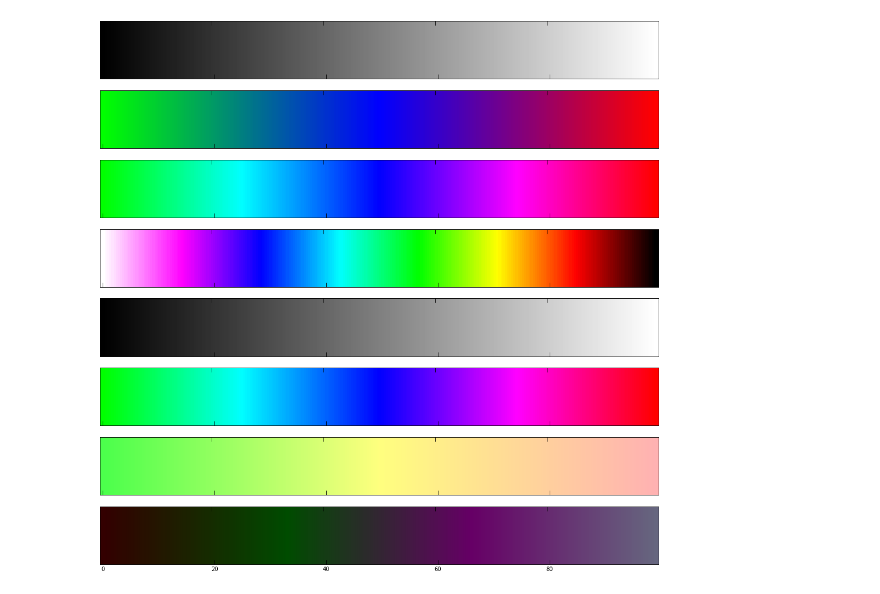
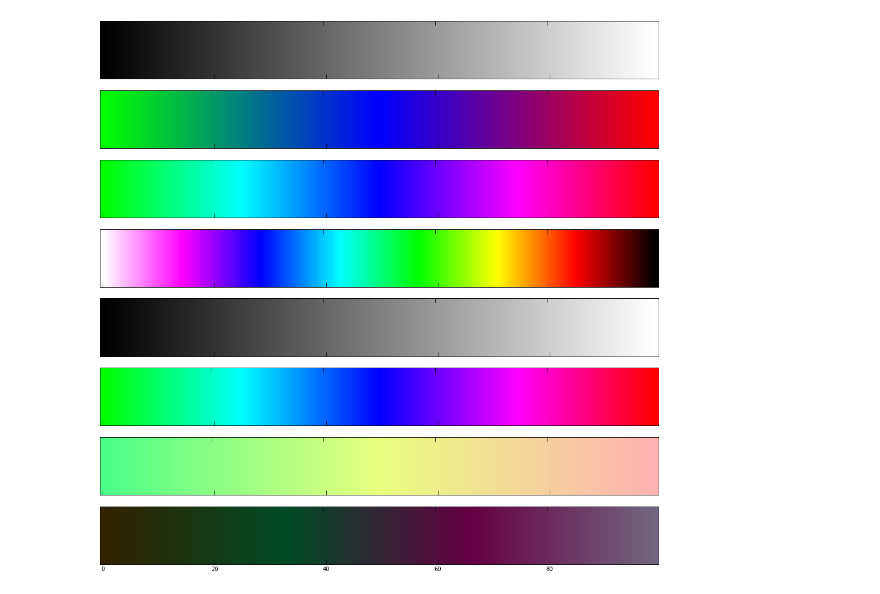
Before and after one commit to JonothorDarry/Smieci_na_KCK, a Jupyter notebook: kolorowe_smieci.ipynb, the cells around one changed output. Cells and saved outputs as stored; diff of their text form; code cells hidden in the pictures.

```diff
--- a/kolorowe_smieci.ipynb
+++ b/kolorowe_smieci.ipynb
@@ -22,7 +24,7 @@ def list_to_dict(lees):
 
 def hsv2rgb(h, s, v):
     c=s*v
-    x=c*(1-abs((h//60)%2-1))
+    x=c*(1-abs((h/60)%2-1))
     m=v-c
 
     if (h<60):
@@ -64,31 +66,31 @@ for i in range(8):
     ff.set_xticklabels([])
     ff.tick_params(direction='in', length=8)
 
 s=np.arange(0, 1, 0.01)
 s=np.reshape(s, (1, len(s)))
 
 hsv=[0]*4
 hsv[0]=[(0, 0, 0), (0, 0, 1)]
 hsv[1]=[((120+i*60)%360, 1, 1) for i in range(5)]
 hsv[2]=[(140, 0.7, 1), (70, 0.5, 1), (0, 0.3, 1)]
 hsv[3]=[(40, 1, 0.2), (150, 1, 0.3), (320, 1, 0.4), (270, 0.2, 0.5)]
 
 cdict=[0]*8
 cdict[0]=list_to_dict(['#000000', '#FFFFFF'])
 cdict[1]=list_to_dict(['#00FF00', '#0000FF', '#FF0000'])
 cdict[2]=list_to_dict(['#00FF00', '#00FFFF', '#0000FF', '#FF00FF', '#FF0000'])
 cdict[3]=list_to_dict(['#FFFFFF', '#FF00FF', '#0000FF', '#00FFFF', '#00FF00', '#FFFF00', '#FF0000', '#000000'])
 
 for i in range(4, 4+len(hsv)):
     cdict[i]=list_to_dict([tuptovalid(hsv2rgb(*x)) for x in hsv[i-4]])
 
 
 for i in range(len(cdict)):
     z=matplotlib.colors.LinearSegmentedColormap(name='Kappa', segmentdata=cdict[i])
     ax[i].imshow(s, cmap=z, aspect='auto', interpolation='hamming')
 
 
 
 plt.show()
 # %% [output]
-[figure, old version]
+[figure, new version]
```
Also changed, not shown: parts of 7 cells of this notebook.
